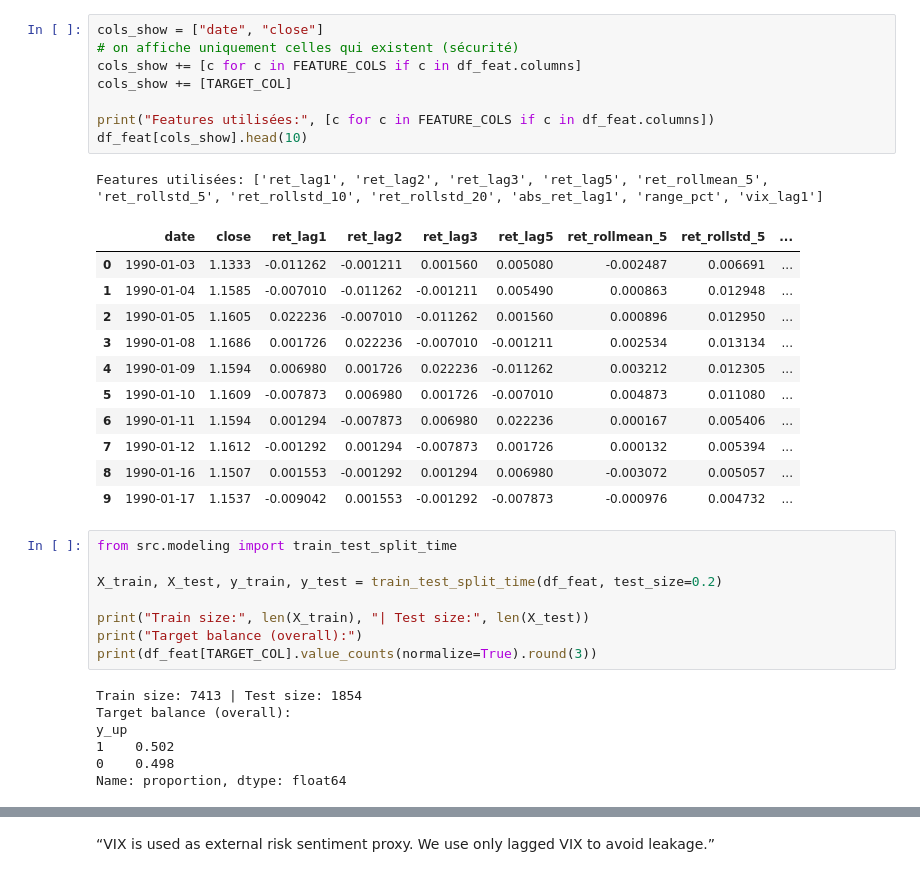
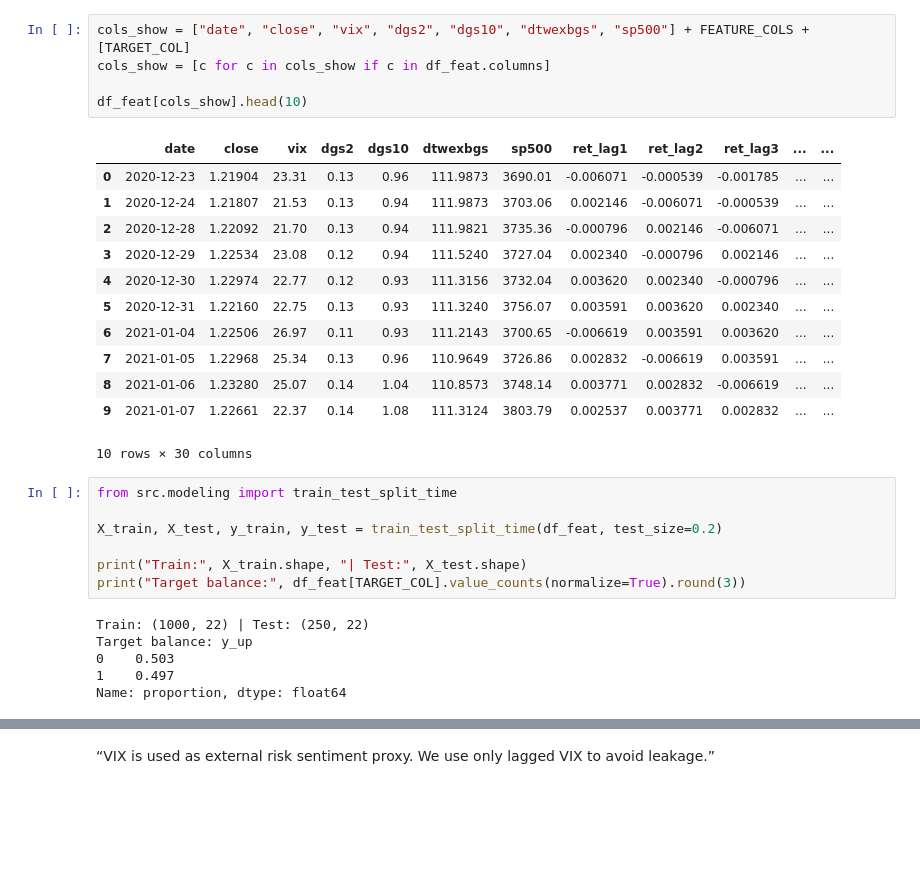
Before and after one commit to martou12/projet-ml-, a Jupyter notebook: notebooks/01_exploration_baseline.ipynb, the cells around one changed output, grey strips where cells are left out. Drawn from its saved outputs; the diff is of its cells as text; blank space fills up the shorter version.

```diff
--- a/notebooks/01_exploration_baseline.ipynb
+++ b/notebooks/01_exploration_baseline.ipynb
@@ -72,38 +80,33 @@ else:
 # %%
-cols_show = ["date", "close"]
-# on affiche uniquement celles qui existent (sécurité)
-cols_show += [c for c in FEATURE_COLS if c in df_feat.columns]
-cols_show += [TARGET_COL]
+cols_show = ["date", "close", "vix", "dgs2", "dgs10", "dtwexbgs", "sp500"] + FEATURE_COLS + [TARGET_COL]
+cols_show = [c for c in cols_show if c in df_feat.columns]
 
-print("Features utilisées:", [c for c in FEATURE_COLS if c in df_feat.columns])
 df_feat[cols_show].head(10)
 # %% [output]
+|  | date | close | vix | dgs2 | dgs10 | dtwexbgs | sp500 | ret_lag1 | ret_lag2 | ret_lag3 | ... | ... |
+| 0 | 2020-12-23 | 1.21904 | 23.31 | 0.13 | 0.96 | 111.9873 | 3690.01 | -0.006071 | -0.000539 | -0.001785 | ... | ... |
+| 1 | 2020-12-24 | 1.21807 | 21.53 | 0.13 | 0.94 | 111.9873 | 3703.06 | 0.002146 | -0.006071 | -0.000539 | ... | ... |
+| 2 | 2020-12-28 | 1.22092 | 21.70 | 0.13 | 0.94 | 111.9821 | 3735.36 | -0.000796 | 0.002146 | -0.006071 | ... | ... |
+| 3 | 2020-12-29 | 1.22534 | 23.08 | 0.12 | 0.94 | 111.5240 | 3727.04 | 0.002340 | -0.000796 | 0.002146 | ... | ... |
+| 4 | 2020-12-30 | 1.22974 | 22.77 | 0.12 | 0.93 | 111.3156 | 3732.04 | 0.003620 | 0.002340 | -0.000796 | ... | ... |
+| 5 | 2020-12-31 | 1.22160 | 22.75 | 0.13 | 0.93 | 111.3240 | 3756.07 | 0.003591 | 0.003620 | 0.002340 | ... | ... |
+| 6 | 2021-01-04 | 1.22506 | 26.97 | 0.11 | 0.93 | 111.2143 | 3700.65 | -0.006619 | 0.003591 | 0.003620 | ... | ... |
+| 7 | 2021-01-05 | 1.22968 | 25.34 | 0.13 | 0.96 | 110.9649 | 3726.86 | 0.002832 | -0.006619 | 0.003591 | ... | ... |
+| 8 | 2021-01-06 | 1.23280 | 25.07 | 0.14 | 1.04 | 110.8573 | 3748.14 | 0.003771 | 0.002832 | -0.006619 | ... | ... |
+| 9 | 2021-01-07 | 1.22661 | 22.37 | 0.14 | 1.08 | 111.3124 | 3803.79 | 0.002537 | 0.003771 | 0.002832 | ... | ... |
-Features utilisées: ['ret_lag1', 'ret_lag2', 'ret_lag3', 'ret_lag5', 'ret_rollmean_5', 'ret_rollstd_5', 'ret_rollstd_10', 'ret_rollstd_20', 'abs_ret_lag1', 'range_pct', 'vix_lag1']
+10 rows × 30 columns
-|  | date | close | ret_lag1 | ret_lag2 | ret_lag3 | ret_lag5 | ret_rollmean_5 | ret_rollstd_5 | ... |
-| 0 | 1990-01-03 | 1.1333 | -0.011262 | -0.001211 | 0.001560 | 0.005080 | -0.002487 | 0.006691 | ... |
-| 1 | 1990-01-04 | 1.1585 | -0.007010 | -0.011262 | -0.001211 | 0.005490 | 0.000863 | 0.012948 | ... |
-| 2 | 1990-01-05 | 1.1605 | 0.022236 | -0.007010 | -0.011262 | 0.001560 | 0.000896 | 0.012950 | ... |
-| 3 | 1990-01-08 | 1.1686 | 0.001726 | 0.022236 | -0.007010 | -0.001211 | 0.002534 | 0.013134 | ... |
-| 4 | 1990-01-09 | 1.1594 | 0.006980 | 0.001726 | 0.022236 | -0.011262 | 0.003212 | 0.012305 | ... |
-| 5 | 1990-01-10 | 1.1609 | -0.007873 | 0.006980 | 0.001726 | -0.007010 | 0.004873 | 0.011080 | ... |
-| 6 | 1990-01-11 | 1.1594 | 0.001294 | -0.007873 | 0.006980 | 0.022236 | 0.000167 | 0.005406 | ... |
-| 7 | 1990-01-12 | 1.1612 | -0.001292 | 0.001294 | -0.007873 | 0.001726 | 0.000132 | 0.005394 | ... |
-| 8 | 1990-01-16 | 1.1507 | 0.001553 | -0.001292 | 0.001294 | 0.006980 | -0.003072 | 0.005057 | ... |
-| 9 | 1990-01-17 | 1.1537 | -0.009042 | 0.001553 | -0.001292 | -0.007873 | -0.000976 | 0.004732 | ... |
 # %%
 from src.modeling import train_test_split_time
 
 X_train, X_test, y_train, y_test = train_test_split_time(df_feat, test_size=0.2)
 
-print("Train size:", len(X_train), "| Test size:", len(X_test))
-print("Target balance (overall):")
-print(df_feat[TARGET_COL].value_counts(normalize=True).round(3))
+print("Train:", X_train.shape, "| Test:", X_test.shape)
+print("Target balance:", df_feat[TARGET_COL].value_counts(normalize=True).round(3))
 # %% [output]
-Train size: 7413 | Test size: 1854
-Target balance (overall):
-y_up
-1    0.502
-0    0.498
+Train: (1000, 22) | Test: (250, 22)
+Target balance: y_up
+0    0.503
+1    0.497
 Name: proportion, dtype: float64
 # %%
 from sklearn.dummy import DummyClassifier
```
Also changed, not shown: parts of 7 cells of this notebook, 10 other files.
